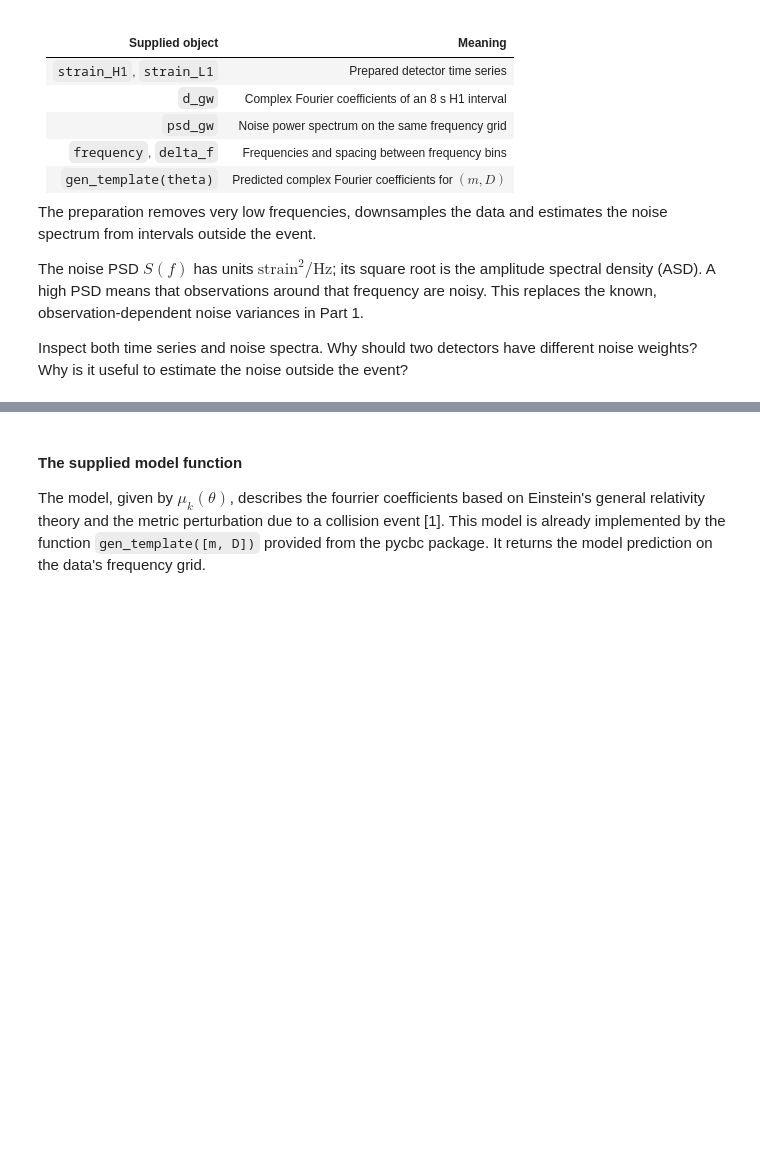
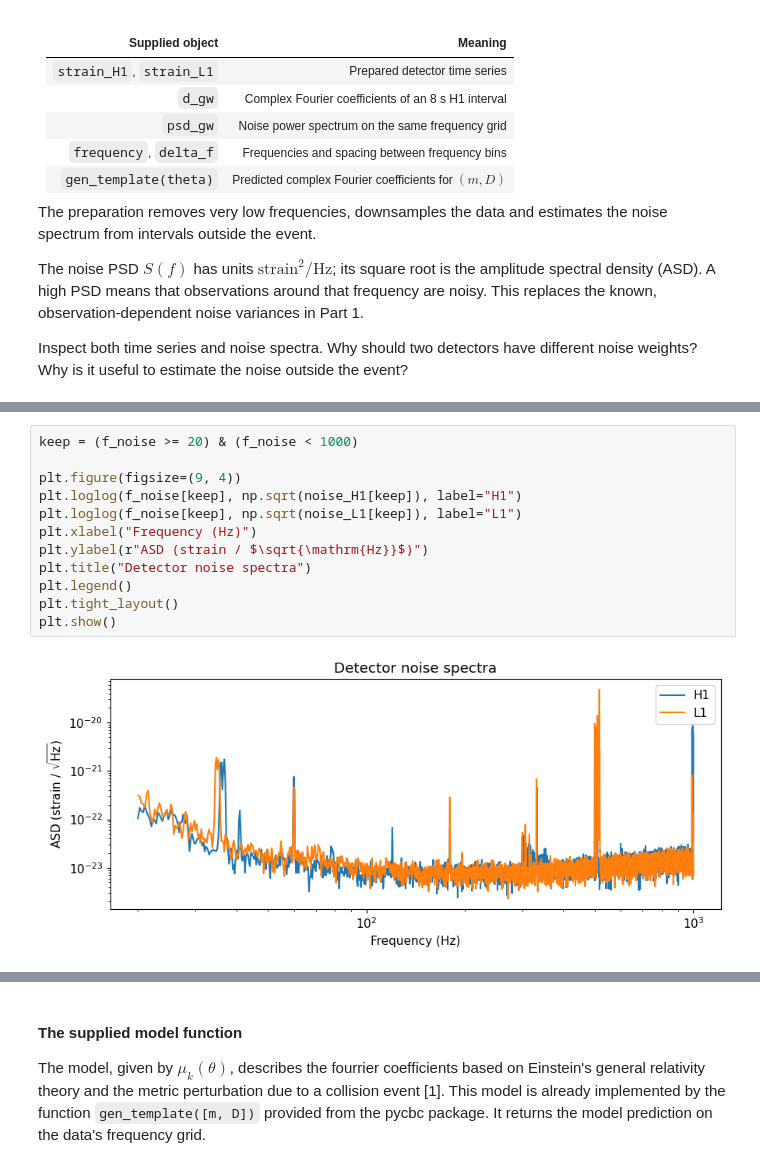
Before and after one commit to Marshhall/Black_Hole_Whispers, a Jupyter notebook: main.ipynb, the cells around one changed output, grey strips where cells are left out. Cells and saved outputs as stored; diff of their text form; blank space fills up the shorter version.

```diff
--- a/main.ipynb
+++ b/main.ipynb
@@ -659,3 +680,17 @@ Prepared H1 and L1: 2048 Hz; H1 fit interval 8 s.
+# %%
+keep = (f_noise >= 20) & (f_noise < 1000)
+
+plt.figure(figsize=(9, 4))
+plt.loglog(f_noise[keep], np.sqrt(noise_H1[keep]), label="H1")
+plt.loglog(f_noise[keep], np.sqrt(noise_L1[keep]), label="L1")
+plt.xlabel("Frequency (Hz)")
+plt.ylabel(r"ASD (strain / $\sqrt{\mathrm{Hz}}$)")
+plt.title("Detector noise spectra")
+plt.legend()
+plt.tight_layout()
+plt.show()
+# %% [output]
+[figure, added]
 # %% [markdown]
 ![Fig3.png](Fig3.png)
 
```
Also changed, not shown: parts of 7 cells of this notebook, 1 other file.
